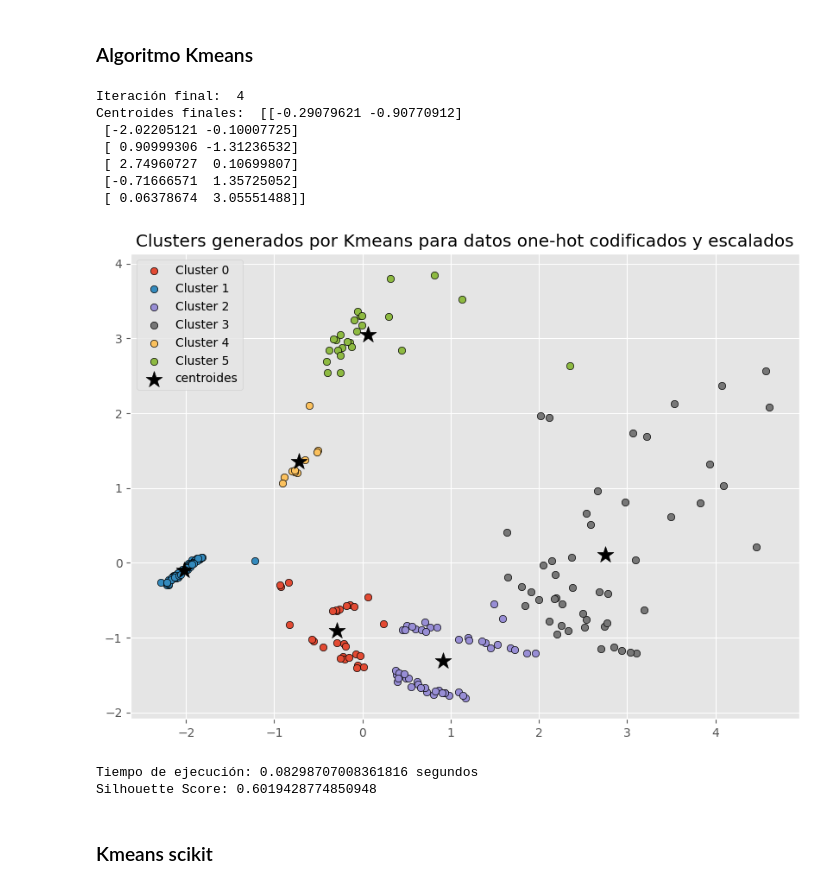
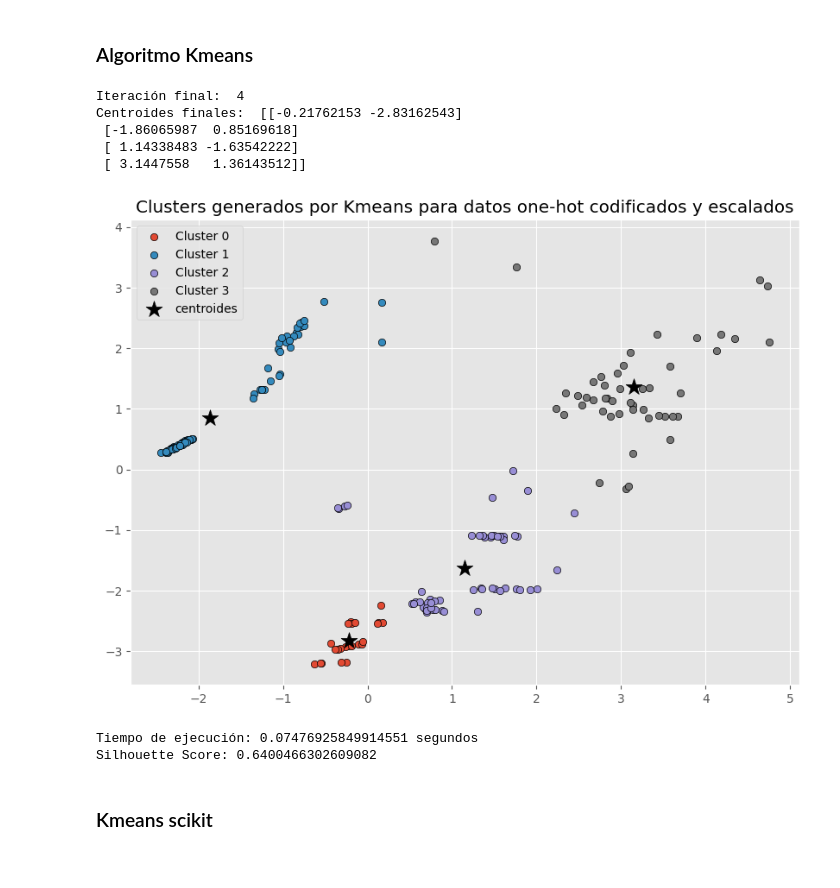
Before and after one commit to RaulCarrero02/G23.P2.100451286.100472334, a Jupyter notebook: kmean.ipynb, the cells around one changed output. Saved outputs shown, nothing was run; the diff lists cells and outputs as text; code cells hidden in the pictures.

```diff
--- a/kmean.ipynb
+++ b/kmean.ipynb
@@ -114,7 +115,7 @@ import scipy.cluster.hierarchy as sch
 # %% [markdown]
 ## Importar los datos
 # %%
-data = pd.read_csv("data/Stars2.csv")
+data = pd.read_csv("data/stars_data.csv")
 display(data)
 
 # Copiamos los datos y los estandarizamos
@@ -362,11 +364,10 @@ display(ordinal_df)
 # %% [markdown]
 ## 3.1- PCA
 # %%
-
 scaler = StandardScaler()
 pca = PCA(n_components=2)
 
-one_hot_scaled = scaler.fit_transform(ordinal_df)
+one_hot_scaled = scaler.fit_transform(one_hot_df)
 ordinal_scaled = scaler.fit_transform(ordinal_df)
 
 # Reducción de la dimensionalidad
@@ -485,7 +486,7 @@ silhouette_scores = []
 ### Algoritmo Kmeans
 # %%
 # Aplicar KMeans a los datos transformados por PCA
-n_clusters = 6
+n_clusters = 4
 start = time.time()
 centroides, asignaciones = kmeans(X_one_hot_pca, n_clusters)
 
@@ -495,42 +496,40 @@ end = time.time()
 
 plt.figure(figsize=(10, 7))
 for i in np.unique(asignaciones):
     plt.scatter(
         x = X_one_hot_pca[np.array(asignaciones) == i, 0],
         y = X_one_hot_pca[np.array(asignaciones) == i, 1],
         c = plt.rcParams['axes.prop_cycle'].by_key()['color'][i % len(plt.rcParams['axes.prop_cycle'].by_key()['color'])],
         marker    = 'o',
         edgecolor = 'black',
         label= f"Cluster {i}"
     )
 
 plt.scatter(
     x = centroides[:, 0],
     y = centroides[:, 1],
     c = 'black',
     s = 200,
     marker = '*',
     label  = 'centroides'
 )
 plt.title('Clusters generados por Kmeans para datos one-hot codificados y escalados')
 plt.legend()
 plt.show()
 print(f"Tiempo de ejecución: {end - start} segundos")
 print(f"Silhouette Score: {silhouette_kmeans}")
 
 times_score.append({"time": end - start, "algorithm": "Custom Kmeans"})
 silhouette_scores.append({"score": silhouette_kmeans, "algorithm": "Custom Kmeans"})
 # %% [output]
 Iteración final:  4
-Centroides finales:  [[-0.29079621 -0.90770912]
- [-2.02205121 -0.10007725]
- [ 0.90999306 -1.31236532]
- [ 2.74960727  0.10699807]
- [-0.71666571  1.35725052]
- [ 0.06378674  3.05551488]]
+Centroides finales:  [[-0.21762153 -2.83162543]
+ [-1.86065987  0.85169618]
+ [ 1.14338483 -1.63542222]
+ [ 3.1447558   1.36143512]]
-[figure, old version]
+[figure, new version]
-Tiempo de ejecución: 0.08298707008361816 segundos
-Silhouette Score: 0.6019428774850948
+Tiempo de ejecución: 0.07476925849914551 segundos
+Silhouette Score: 0.6400466302609082
 # %% [markdown]
 ### Kmeans scikit
 # %%
```
Also changed, not shown: parts of 18 cells of this notebook, 1 other file.
